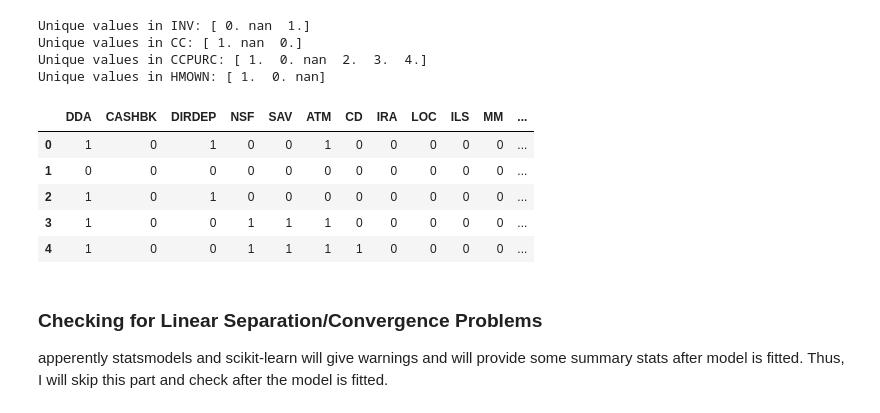
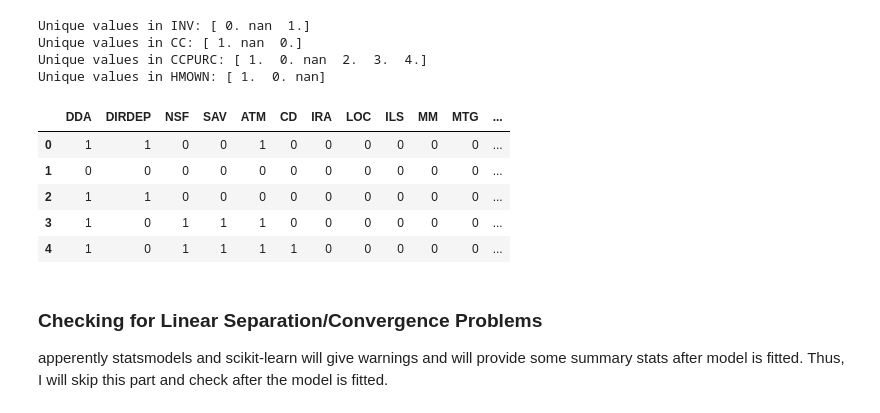
Before and after one commit to SterlingHayden/Logistic-Regression, a Jupyter notebook: HW/HW-02/phase-02.ipynb, the cells around one changed output. Cells and saved outputs as stored; diff of their text form; code cells hidden in the pictures.

```diff
--- a/HW/HW-02/phase-02.ipynb
+++ b/HW/HW-02/phase-02.ipynb
@@ -68,18 +68,20 @@ for col in miss:
     df[col] = df[col].astype('category')
 # %%
 # correctly encode the data in preperation on the logistic regression
-dum = ['BRANCH', 'RES']
-df_encoded = pd.get_dummies(df, columns=miss+dum, drop_first=True, dtype=int)
+binary_columns = [col for col in df.columns if df[col].nunique() == 2]
+non_binary_columns = [col for col in df.columns if col not in binary_columns]
+
+df_encoded = pd.get_dummies(df, columns=non_binary_columns, drop_first=True, dtype=int)
 
 pd.set_option('display.max_columns', 500)
 df_encoded.head()
 # %% [output]
-|  | DDA | CASHBK | DIRDEP | NSF | SAV | ATM | CD | IRA | LOC | ILS | MM | ... |
-| 0 | 1 | 0 | 1 | 0 | 0 | 1 | 0 | 0 | 0 | 0 | 0 | ... |
+|  | DDA | DIRDEP | NSF | SAV | ATM | CD | IRA | LOC | ILS | MM | MTG | ... |
+| 0 | 1 | 1 | 0 | 0 | 1 | 0 | 0 | 0 | 0 | 0 | 0 | ... |
 | 1 | 0 | 0 | 0 | 0 | 0 | 0 | 0 | 0 | 0 | 0 | 0 | ... |
-| 2 | 1 | 0 | 1 | 0 | 0 | 0 | 0 | 0 | 0 | 0 | 0 | ... |
-| 3 | 1 | 0 | 0 | 1 | 1 | 1 | 0 | 0 | 0 | 0 | 0 | ... |
-| 4 | 1 | 0 | 0 | 1 | 1 | 1 | 1 | 0 | 0 | 0 | 0 | ... |
+| 2 | 1 | 1 | 0 | 0 | 0 | 0 | 0 | 0 | 0 | 0 | 0 | ... |
+| 3 | 1 | 0 | 1 | 1 | 1 | 0 | 0 | 0 | 0 | 0 | 0 | ... |
+| 4 | 1 | 0 | 1 | 1 | 1 | 1 | 0 | 0 | 0 | 0 | 0 | ... |
 # %% [markdown]
 ### Checking for Linear Separation/Convergence Problems
 
```
Also changed, not shown: parts of 4 cells of this notebook.
